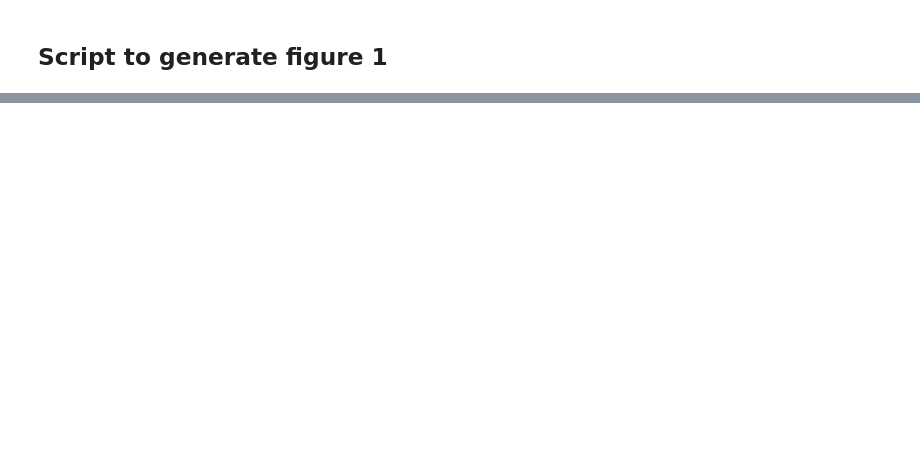
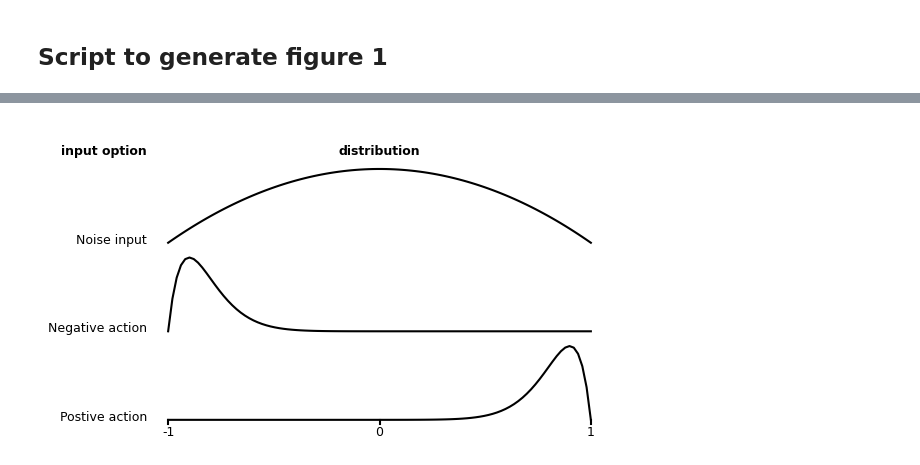
Before and after one commit to paulbanse/Proxy_General_Model, a Jupyter notebook: Clean_version/figures/figure1.ipynb, the cells around one changed output, grey strips where cells are left out. Cells and saved outputs as stored; diff of their text form; code cells hidden in the pictures; blank space fills up the shorter version.

```diff
--- a/Clean_version/figures/figure1.ipynb
+++ b/Clean_version/figures/figure1.ipynb
@@ -105,3 +97,45 @@ plot_graph_cool_esn(esn, show_numbers=True)
 # %%
-pip install netgraph
+def plot_beta_distributions(ax, input_type = "noise"):
+    a_list = [20,2,2]
+    b_list = [2,20,2]
+    l_list = ["Postive action","Negative action",'Noise input']
+    i = np.linspace(0, 1, 100)
+
+    ax.yaxis.set_ticks([])
+    ax.xaxis.set_ticks([])
+    ax.spines[:].set_visible(False)
+    for k in range(3):
+        y = beta.pdf(i, a_list[k], b_list[k])
+        Y = y/np.max(y) + k*1.2
+        X = i * 2 - 1
+        ax.plot(X, Y, color = "k")
+
+        ax.text(X[0]-0.1, Y[0], l_list[k],horizontalalignment='right')
+
+    ax.text(X[0]-0.1, (k+1)*1.2, "input option",horizontalalignment='right', fontweight='bold')
+    ax.text(X[0]+1, (k+1)*1.2, "distribution",horizontalalignment='center', fontweight='bold')
+
+    for x in [-1, 0, 1]:
+        ax.plot([x, x], [0, -0.05], color="black")
+
+    # Add custom labels
+    for x, label in zip([-1, 0, 1], ["-1", "0", "1"]):
+        ax.text(x, -0.07, label, ha="center", va="top")
+
+
+
+
+
+    lim = ax.get_ylim()
+    ax.set_ylim(lim[0] ,lim[1]+ 0.1*(lim[1]- lim[0]))
+    #ax.vlines(X[0]-0.05,lim[0],lim[1]+ 0.1*(lim[1]- lim[0]), linewidth = 1)
+    limx = ax.get_xlim()
+    #ax.hlines((k+1)*1.2-0.05,-2,limx[1], linewidth = 1)
+
+
+
+
+
+fig, ax = plt.subplots(1, 1, figsize=(6, 4))
+plot_beta_distributions(ax)
 # %% [output]
@@ -123,0 +142 @@ Note: you may need to restart the kernel to use updated packages.
+[figure, added]
```
Also changed, not shown: parts of 14 cells of this notebook, 5 other files.
